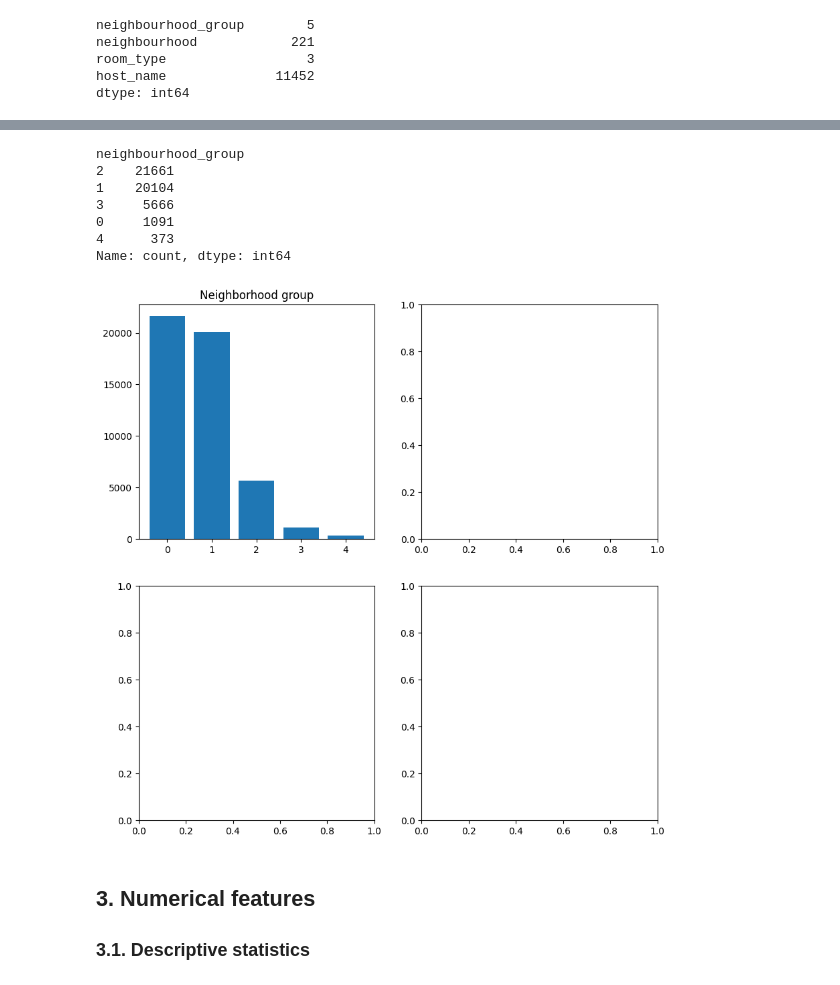
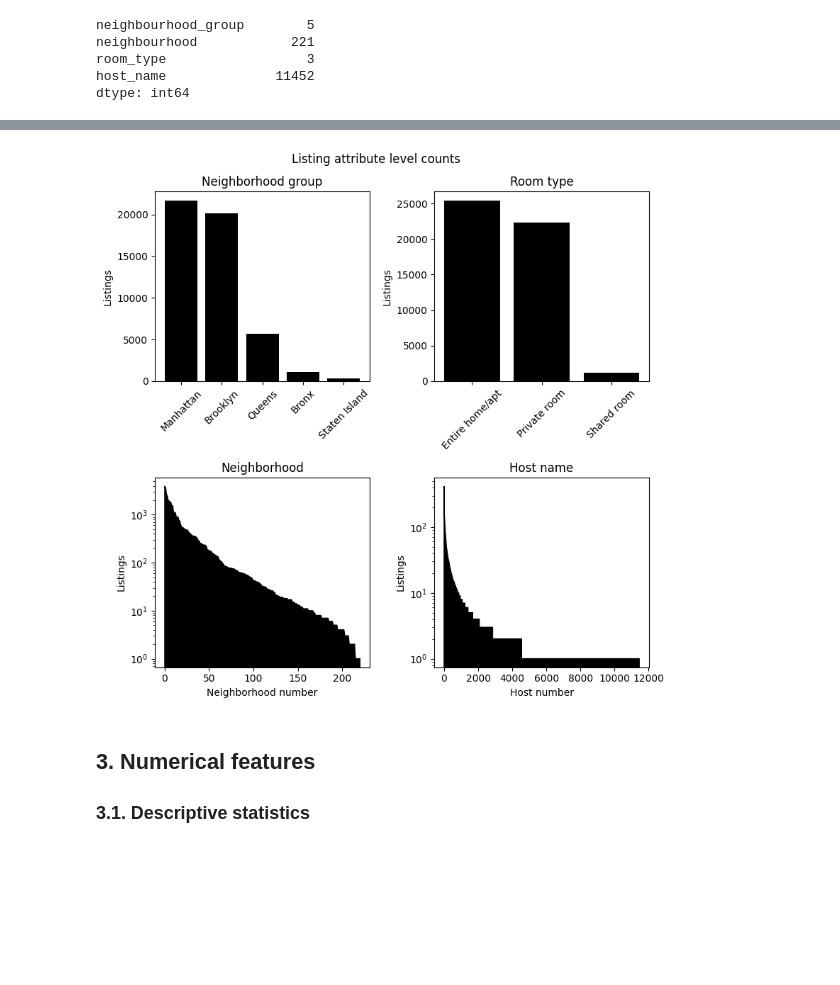
Before and after one commit to gperdrizet/gperdrizet-data-preprocessing-project-tutorial, a Jupyter notebook: gperdrizet_distributions.ipynb, the cells around one changed output, grey strips where cells are left out. Cells and saved outputs as stored; diff of their text form; code cells hidden in the pictures; blank space fills up the shorter version.

Commit message:
Finished updated distribution plots.

```diff
--- a/gperdrizet_distributions.ipynb
+++ b/gperdrizet_distributions.ipynb
@@ -40,12 +40,0 @@ dtype: int64
-# %%
-feature_encoders={}
-
-for feature in categorical_features:
-    encoder=LabelEncoder()
-    data_df[feature]=encoder.fit_transform(data_df[feature])
-    feature_encoders[feature]=encoder
-
-
-data_df[categorical_features].hist(grid=False, figsize=[10,6], color='black')
-plt.tight_layout
-plt.show()
@@ -54,21 +41,46 @@ plt.show()
-# %%
-fig, axs=plt.subplots(2,2, figsize=(10,10))
-axs=axs.flatten()
-
-# Plot neighborhood group level counts
-axs[0].set_title('Neighborhood group')
-level_counts=data_df['neighbourhood_group'].value_counts()
-axs[0].bar(list(range(len(level_counts))), level_counts)
-level_counts
-# %% [output]
-neighbourhood_group
-2    21661
-1    20104
-3     5666
-0     1091
-4      373
-Name: count, dtype: int64
-[figure, removed]
+# %%
+fig, axs=plt.subplots(2,2, figsize=(8,8))
+axs=axs.flatten()
+
+fig.suptitle('Listing attribute level counts')
+
+# Plot neighborhood group level counts
+level_counts=data_df['neighbourhood_group'].value_counts()
+
+axs[0].set_title('Neighborhood group')
+axs[0].bar(list(range(len(level_counts))), level_counts, tick_label=level_counts.index, color='black')
+axs[0].tick_params(axis='x', labelrotation=45)
+axs[0].set_ylabel('Listings')
+
+# Plot room type level counts
+level_counts=data_df['room_type'].value_counts()
+
+axs[1].set_title('Room type')
+axs[1].bar(list(range(len(level_counts))), level_counts, tick_label=level_counts.index, color='black')
+axs[1].tick_params(axis='x', labelrotation=45)
+axs[1].set_ylabel('Listings')
+
+# Plot neighborhood level counts
+level_counts=data_df['neighbourhood'].value_counts()
+
+axs[2].set_title('Neighborhood')
+axs[2].fill_between(list(range(len(level_counts))), level_counts, color='black')
+axs[2].set_xlabel('Neighborhood number')
+axs[2].set_ylabel('Listings')
+axs[2].set_yscale('log')
+
+# Plot neighborhood level counts
+level_counts=data_df['host_name'].value_counts()
+
+axs[3].set_title('Host name')
+axs[3].fill_between(list(range(len(level_counts))), level_counts, color='black')
+axs[3].set_xlabel('Host number')
+axs[3].set_ylabel('Listings')
+axs[3].set_yscale('log')
+
+plt.tight_layout()
+# %% [output]
+[figure, added]
 # %% [markdown]
 ## 3. Numerical features
 
```
Also changed, not shown: parts of 9 cells of this notebook.
